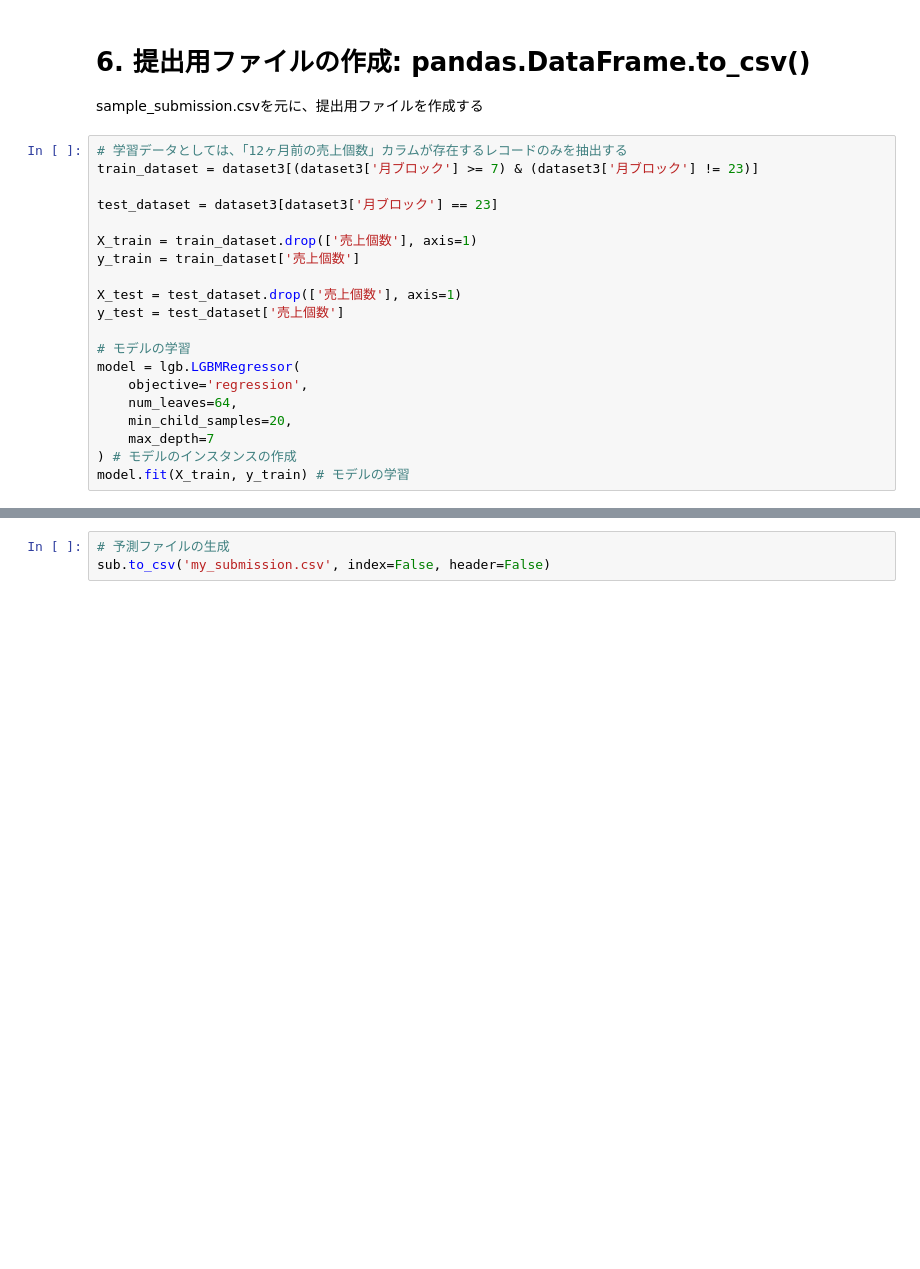
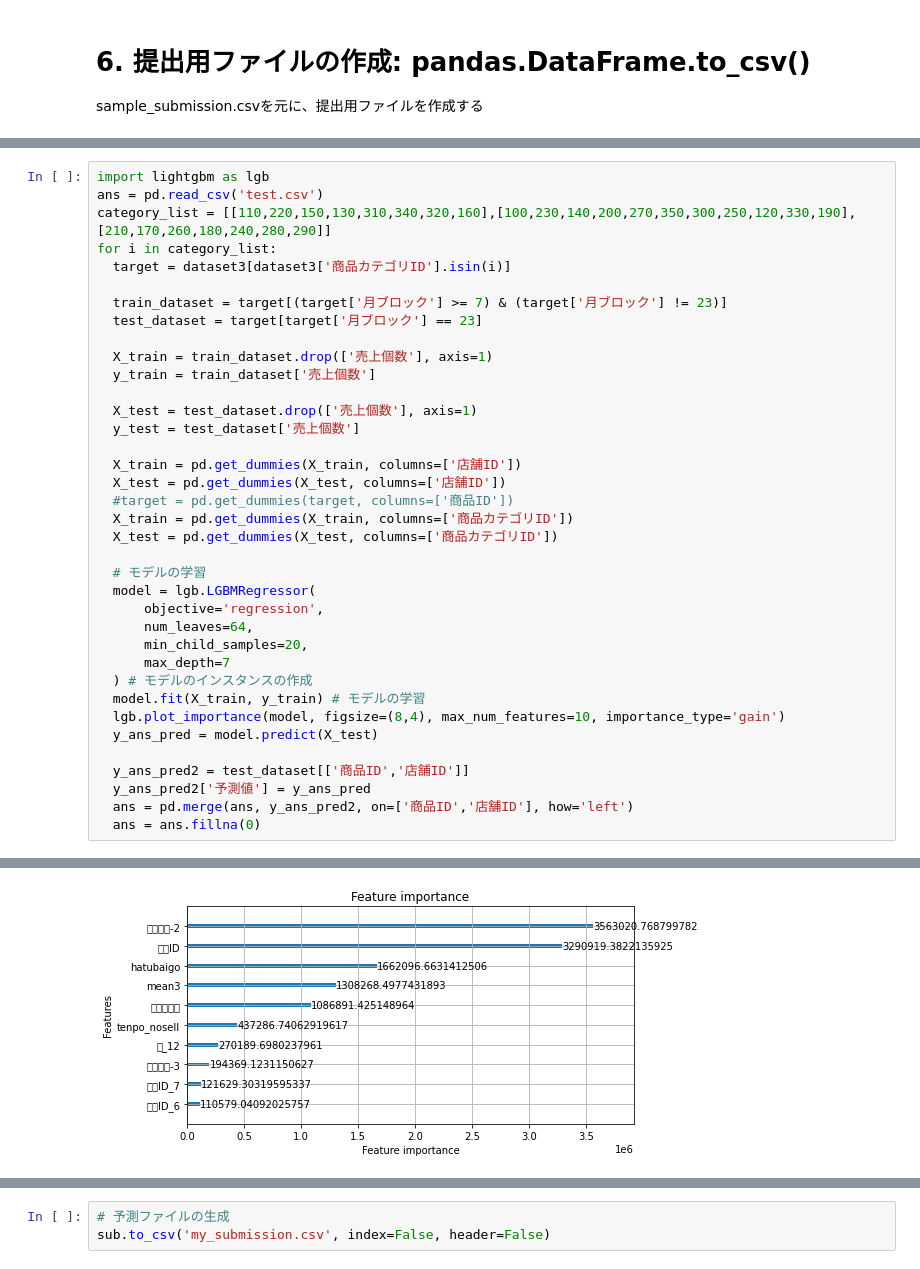
Before and after one commit to yydevelop/kaggle, a Jupyter notebook: PBL01_sample_code.ipynb, the cells around one changed output, grey strips where cells are left out. Cells and saved outputs as stored; diff of their text form; blank space fills up the shorter version.

```diff
--- a/PBL01_sample_code.ipynb
+++ b/PBL01_sample_code.ipynb
@@ -765,23 +731,3 @@ lgb.plot_importance(model, figsize=(8,4), max_num_features=10, importance_type='
 # 6. 提出用ファイルの作成: pandas.DataFrame.to_csv()
 
 sample_submission.csvを元に、提出用ファイルを作成する
-# %%
-# 学習データとしては、「12ヶ月前の売上個数」カラムが存在するレコードのみを抽出する
-train_dataset = dataset3[(dataset3['月ブロック'] >= 7) & (dataset3['月ブロック'] != 23)]
-
-test_dataset = dataset3[dataset3['月ブロック'] == 23]
-
-X_train = train_dataset.drop(['売上個数'], axis=1)
-y_train = train_dataset['売上個数']
-
-X_test = test_dataset.drop(['売上個数'], axis=1)
-y_test = test_dataset['売上個数']
-
-# モデルの学習
-model = lgb.LGBMRegressor(
-    objective='regression',
-    num_leaves=64,
-    min_child_samples=20,
-    max_depth=7
-) # モデルのインスタンスの作成
-model.fit(X_train, y_train) # モデルの学習
@@ -820,0 +734,38 @@ test.to_csv('yosoku.csv', index=False)
+# %%
+import lightgbm as lgb
+ans = pd.read_csv('test.csv')
+category_list = [[110,220,150,130,310,340,320,160],[100,230,140,200,270,350,300,250,120,330,190],[210,170,260,180,240,280,290]]
+for i in category_list:
+  target = dataset3[dataset3['商品カテゴリID'].isin(i)]
+
+  train_dataset = target[(target['月ブロック'] >= 7) & (target['月ブロック'] != 23)]
+  test_dataset = target[target['月ブロック'] == 23]
+
+  X_train = train_dataset.drop(['売上個数'], axis=1)
+  y_train = train_dataset['売上個数']
+
+  X_test = test_dataset.drop(['売上個数'], axis=1)
+  y_test = test_dataset['売上個数']
+
+  X_train = pd.get_dummies(X_train, columns=['店舗ID'])
+  X_test = pd.get_dummies(X_test, columns=['店舗ID'])
+  #target = pd.get_dummies(target, columns=['商品ID'])
+  X_train = pd.get_dummies(X_train, columns=['商品カテゴリID'])
+  X_test = pd.get_dummies(X_test, columns=['商品カテゴリID'])
+
+  # モデルの学習
+  model = lgb.LGBMRegressor(
+      objective='regression',
+      num_leaves=64,
+      min_child_samples=20,
+      max_depth=7
+  ) # モデルのインスタンスの作成
+  model.fit(X_train, y_train) # モデルの学習
+  lgb.plot_importance(model, figsize=(8,4), max_num_features=10, importance_type='gain')
+  y_ans_pred = model.predict(X_test)
+
+  y_ans_pred2 = test_dataset[['商品ID','店舗ID']]
+  y_ans_pred2['予測値'] = y_ans_pred
+  ans = pd.merge(ans, y_ans_pred2, on=['商品ID','店舗ID'], how='left')
+  ans = ans.fillna(0)
+# %% [output]
@@ -820,0 +784 @@ test.to_csv('yosoku.csv', index=False)
+[figure, added]
```
Also changed, not shown: parts of 15 cells of this notebook.
